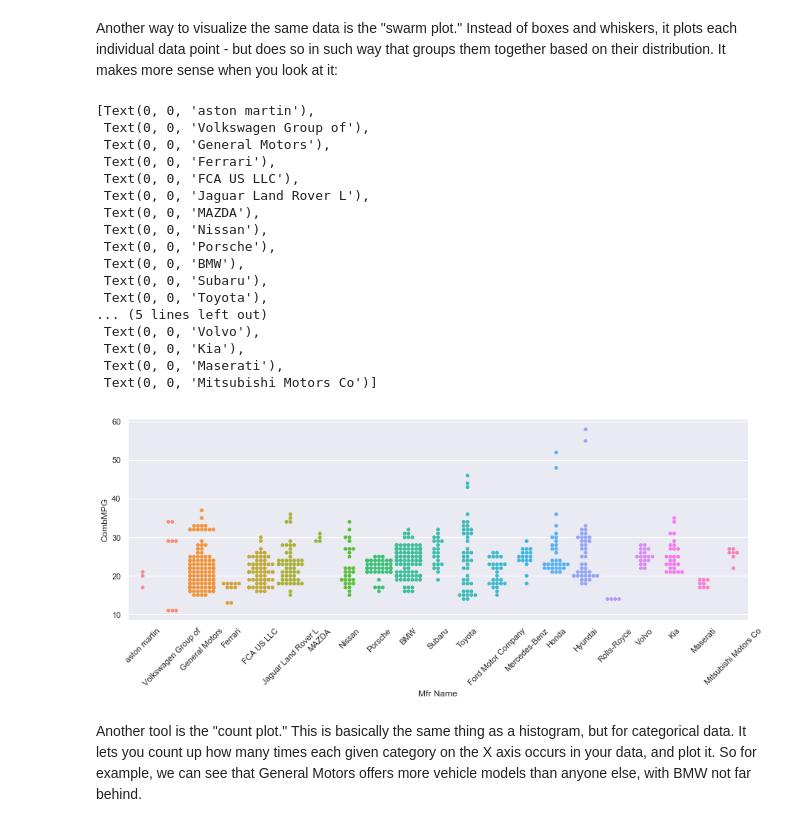
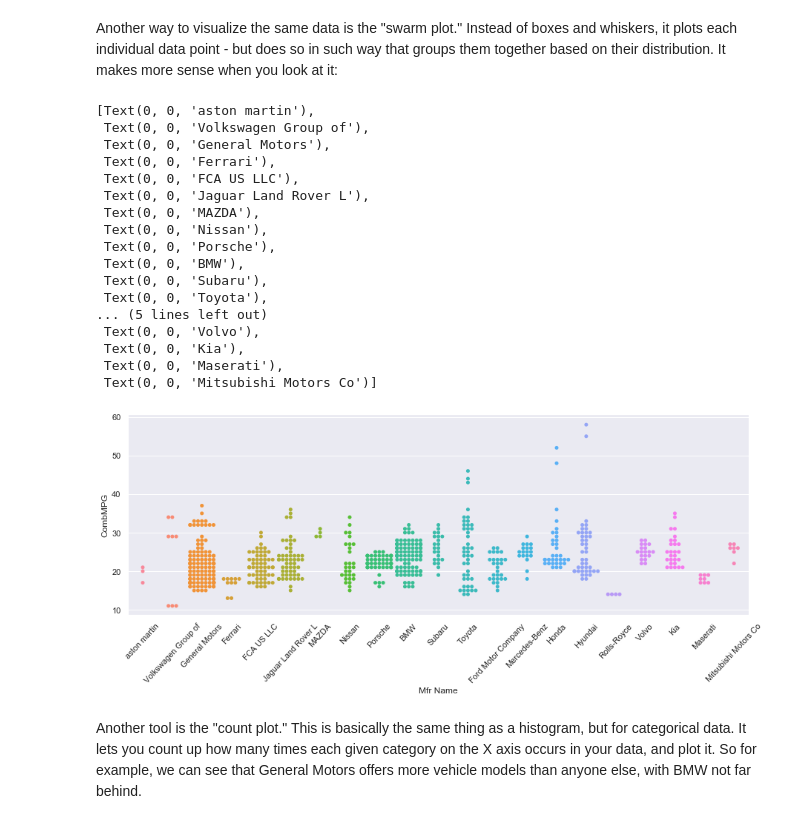
Before and after one commit to kcinnoy/ml_course, a Jupyter notebook: MLCourse/Seaborn.ipynb, the cells around one changed output. Cells and saved outputs as stored; diff of their text form; code cells hidden in the pictures.

```diff
--- a/MLCourse/Seaborn.ipynb
+++ b/MLCourse/Seaborn.ipynb
@@ -121,26 +121,26 @@ ax.set_xticklabels(ax.get_xticklabels(),rotation=45)
 Another way to visualize the same data is the "swarm plot." Instead of boxes and whiskers, it plots each individual data point - but does so in such way that groups them together based on their distribution. It makes more sense when you look at it:
 # %%
 ax=sns.swarmplot(x='Mfr Name', y='CombMPG', data=df)
-ax.set_xticklabels(ax.get_xticklabels(),rotation=45)
+ax.set_xticklabels(ax.get_xticklabels(),rotation=47)
 # %% [output]
 [Text(0, 0, 'aston martin'),
  Text(0, 0, 'Volkswagen Group of'),
  Text(0, 0, 'General Motors'),
  Text(0, 0, 'Ferrari'),
  Text(0, 0, 'FCA US LLC'),
  Text(0, 0, 'Jaguar Land Rover L'),
  Text(0, 0, 'MAZDA'),
  Text(0, 0, 'Nissan'),
  Text(0, 0, 'Porsche'),
  Text(0, 0, 'BMW'),
  Text(0, 0, 'Subaru'),
  Text(0, 0, 'Toyota'),
 ... (5 lines left out)
  Text(0, 0, 'Volvo'),
  Text(0, 0, 'Kia'),
  Text(0, 0, 'Maserati'),
  Text(0, 0, 'Mitsubishi Motors Co')]
-[figure, old version]
+[figure, new version]
 # %% [markdown]
 Another tool is the "count plot." This is basically the same thing as a histogram, but for categorical data. It lets you count up how many times each given category on the X axis occurs in your data, and plot it. So for example, we can see that General Motors offers more vehicle models than anyone else, with BMW not far behind.
 # %%
```
